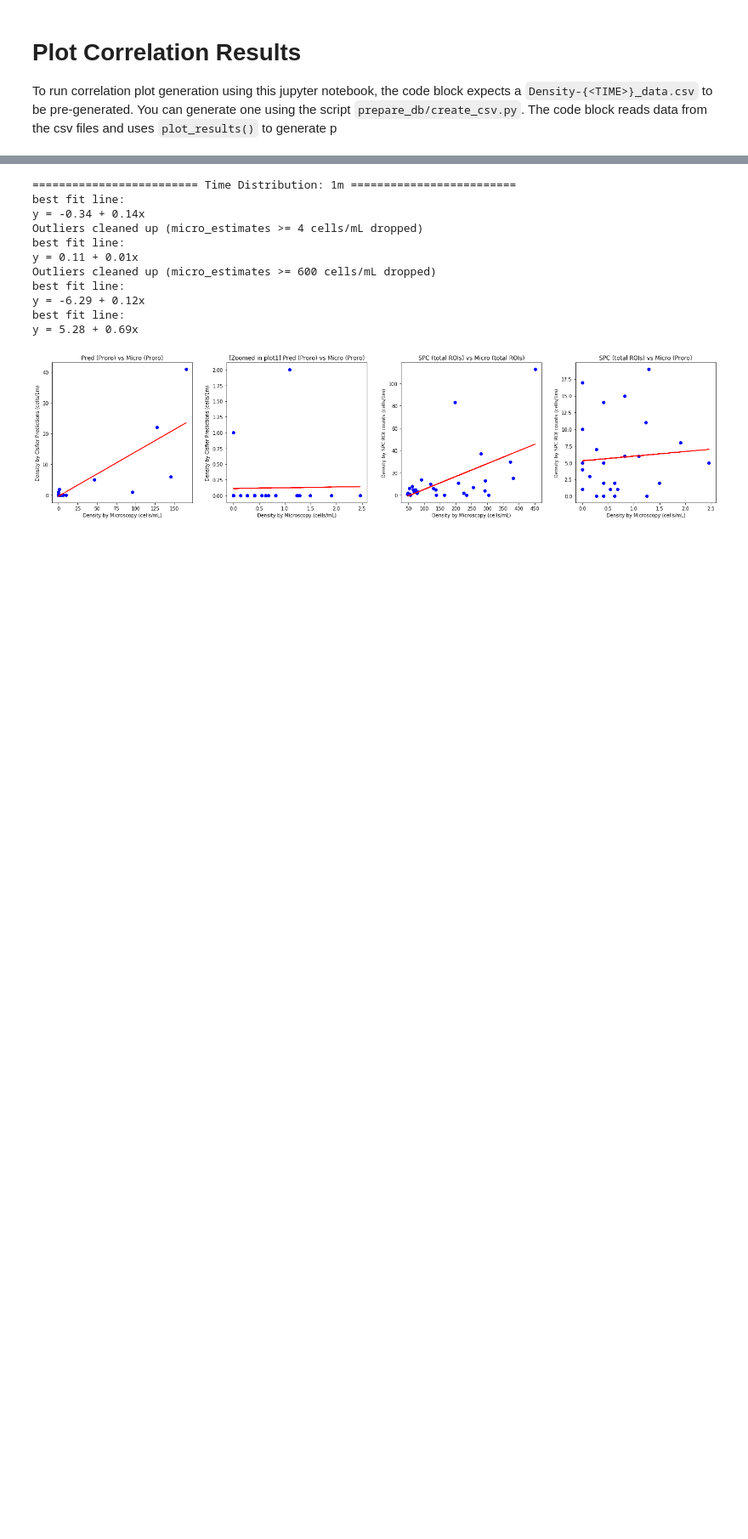
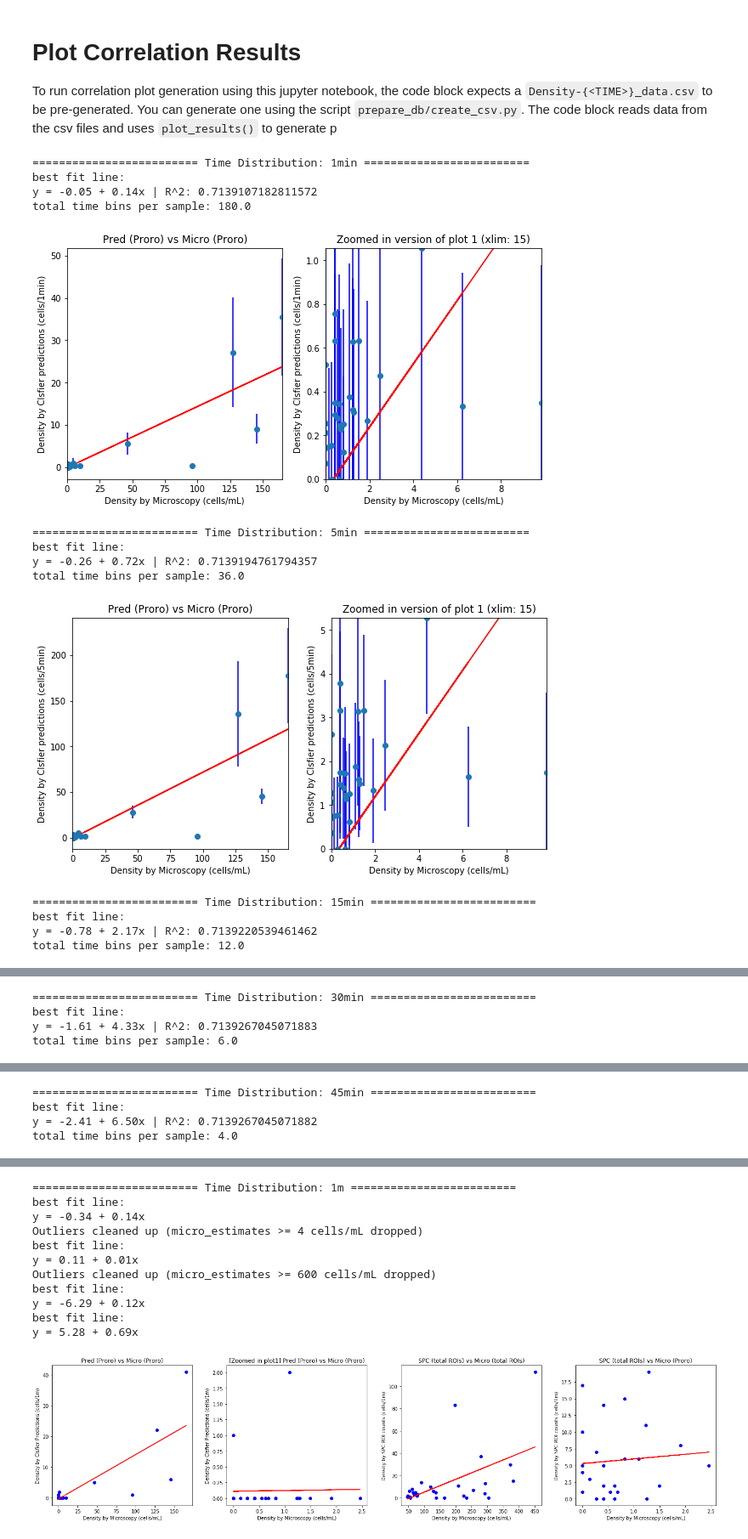
Before and after one commit to hab-spc/hab-rnd, a Jupyter notebook: validate_exp/validate_time_dst.ipynb, the cells around one changed output, grey strips where cells are left out. Shown at 85% size. Saved outputs shown, nothing was run; the diff lists cells and outputs as text; code cells hidden in the pictures; blank space fills up the shorter version.

```diff
--- a/validate_exp/validate_time_dst.ipynb
+++ b/validate_exp/validate_time_dst.ipynb
@@ -126,3 +86,52 @@ y = 256.60 + -1.26x
 # Plot Correlation Results
 
 To run correlation plot generation using this jupyter notebook, the code block expects a `Density-{<TIME>}_data.csv` to be pre-generated. You can generate one using the script `prepare_db/create_csv.py`. The code block reads data from the csv files and uses `plot_results()` to generate p
+# %%
+time_dist = ['1min', '5min', '15min', '30min', '45min', '1h30min']
+# time_dist = ['1min']
+
+for idx, t in enumerate(time_dist):
+    print('=' * 25 + f' Time Distribution: {t} ' + '=' * 25)
+
+    # Plot layout specifications
+    n_rows, n_cols = 1, 2
+    plt_width, plt_height = 5, 5
+    f, ax = plt.subplots(n_rows, n_cols,
+                         figsize=(n_cols * plt_width, n_rows * plt_height))
+    ylabel = 'Density by Clsfier predictions (cells/{})'.format(t)
+    xlabel = 'Density by Microscopy (cells/mL)'
+    title = 'Pred (Proro) vs Micro (Proro)'
+
+    columns = [f'clsfier_proro_avg_{t}', f'clsfier_proro_std_{t}',
+               'micro_proro']
+
+    X, Y, Yerr, Xfit, Yfit = compute_values(columns, df, yerror=True,
+                                            geometric_fit=False)
+    print('total time bins per sample: {}'.format(df[f'clsfier_proro_total_smpl_{t}'].mode()[0]))
+    plot_results(X, Y, Yerr, Xfit, Yfit,
+                 ax=ax, idx=0, n_rows=n_rows, n_cols=n_cols,
+                 xlabel=xlabel, ylabel=ylabel, title=title)
+
+    #     zoomed_df = df
+    zoomed_df = df[df.micro_proro < 15]
+    X, Y, Yerr, _, _ = compute_values(columns, zoomed_df, yerror=True, xyfit=(Xfit, Yfit))
+    plot_results(X=X, Y=Y, Yerr=Yerr, Xfit=Xfit, Yfit=Yfit,
+                 ax=ax, idx=1, n_rows=n_rows, n_cols=n_cols,
+                 xlabel=xlabel, ylabel=ylabel, title='Zoomed in version of plot 1 (xlim: 15)')
+    plt.ylim(0,max(Y))
+    plt.show()
+# %% [output]
+========================= Time Distribution: 1min =========================
+best fit line:
+y = -0.05 + 0.14x | R^2: 0.7139107182811572
+total time bins per sample: 180.0
+[figure, added]
+========================= Time Distribution: 5min =========================
+best fit line:
+y = -0.26 + 0.72x | R^2: 0.7139194761794357
+total time bins per sample: 36.0
+[figure, added]
+========================= Time Distribution: 15min =========================
+best fit line:
+y = -0.78 + 2.17x | R^2: 0.7139220539461462
+total time bins per sample: 12.0
@@ -128,0 +139,4 @@ To run correlation plot generation using this jupyter notebook, the code block e
+========================= Time Distribution: 30min =========================
+best fit line:
+y = -1.61 + 4.33x | R^2: 0.7139267045071883
+total time bins per sample: 6.0
@@ -128,0 +144,4 @@ To run correlation plot generation using this jupyter notebook, the code block e
+========================= Time Distribution: 45min =========================
+best fit line:
+y = -2.41 + 6.50x | R^2: 0.7139267045071882
+total time bins per sample: 4.0
```
Also changed, not shown: parts of 10 cells of this notebook, 2 other files.
